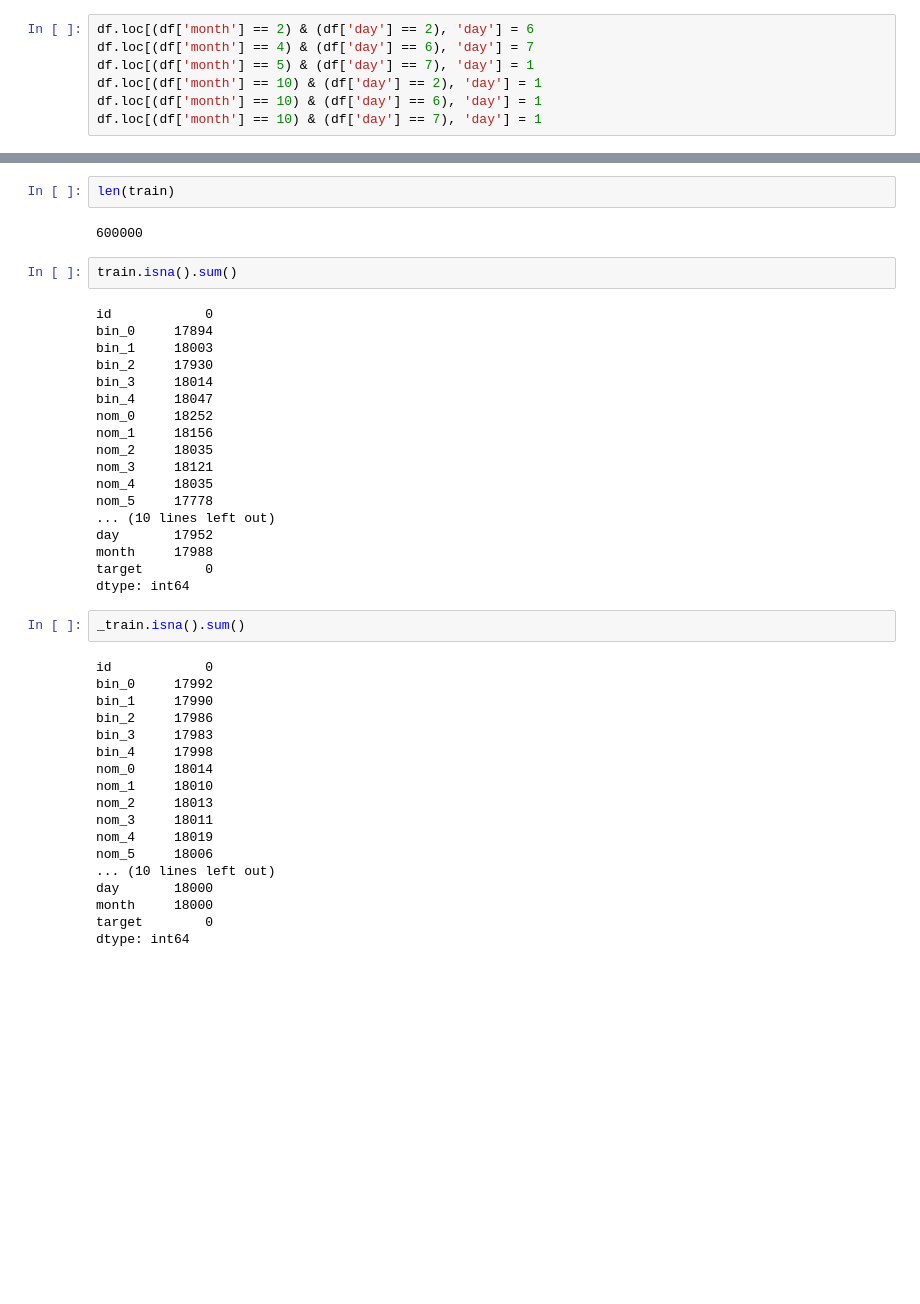
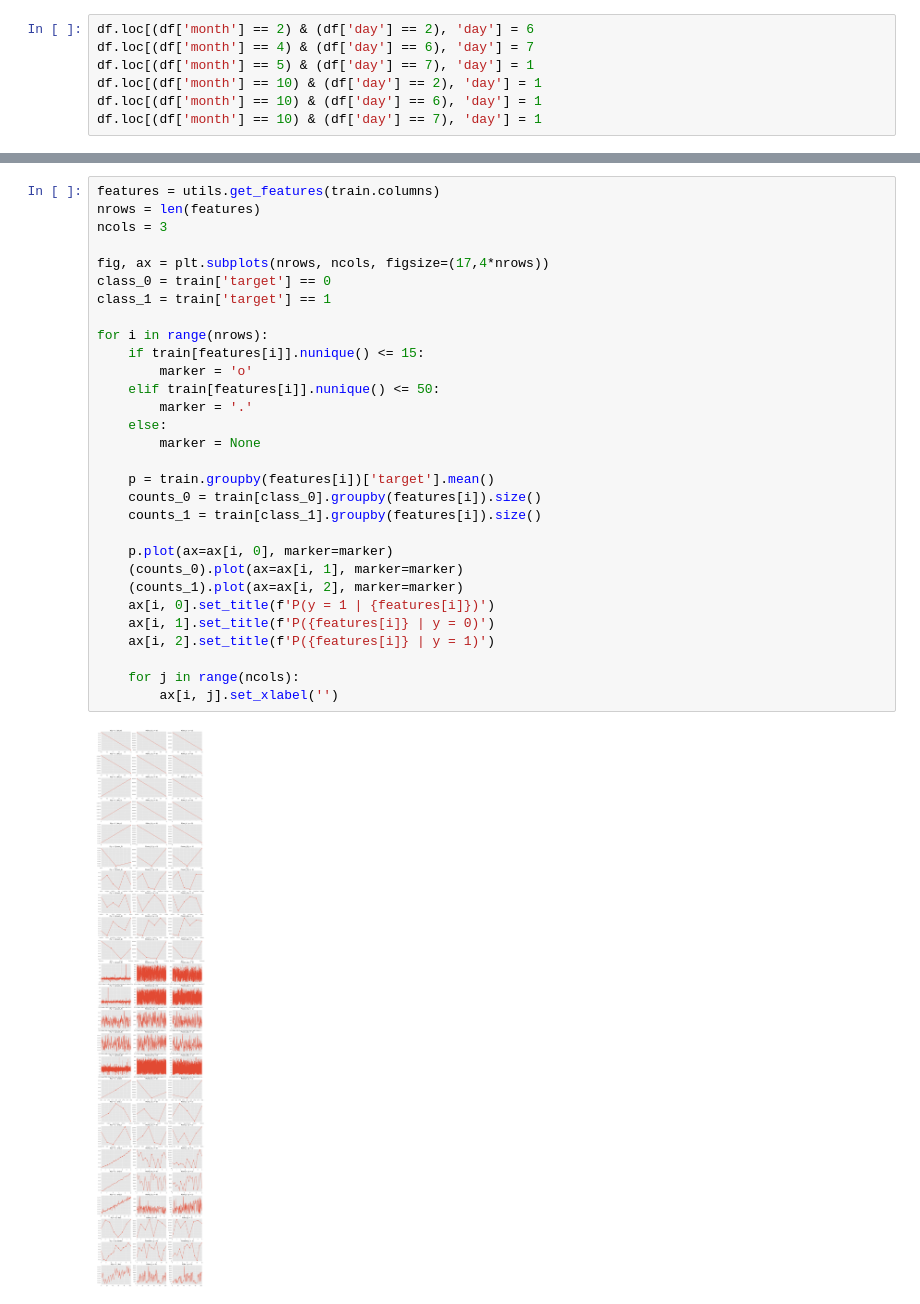
Before and after one commit to viktorsapozhok/cafeen, a Jupyter notebook: notebooks/1_simple_eda.ipynb, the cells around one changed output, grey strips where cells are left out. Saved outputs shown, nothing was run; the diff lists cells and outputs as text; blank space fills up the shorter version.

```diff
--- a/notebooks/1_simple_eda.ipynb
+++ b/notebooks/1_simple_eda.ipynb
@@ -227,44 +164,32 @@ conflicts after: 239.0
-# %%
-len(train)
-# %% [output]
-600000
-# %%
-train.isna().sum()
-# %% [output]
-id            0
-bin_0     17894
-bin_1     18003
-bin_2     17930
-bin_3     18014
-bin_4     18047
-nom_0     18252
-nom_1     18156
-nom_2     18035
-nom_3     18121
-nom_4     18035
-nom_5     17778
-... (10 lines left out)
-day       17952
-month     17988
-target        0
-dtype: int64
-# %%
-_train.isna().sum()
-# %% [output]
-id            0
-bin_0     17992
-bin_1     17990
-bin_2     17986
-bin_3     17983
-bin_4     17998
-nom_0     18014
-nom_1     18010
-nom_2     18013
-nom_3     18011
-nom_4     18019
-nom_5     18006
-... (10 lines left out)
-day       18000
-month     18000
-target        0
-dtype: int64
+# %%
+features = utils.get_features(train.columns)
+nrows = len(features)
+ncols = 3
+
+fig, ax = plt.subplots(nrows, ncols, figsize=(17,4*nrows))
+class_0 = train['target'] == 0
+class_1 = train['target'] == 1
+
+for i in range(nrows):
+    if train[features[i]].nunique() <= 15:
+        marker = 'o'
+    elif train[features[i]].nunique() <= 50:
+        marker = '.'
+    else:
+        marker = None
+
+    p = train.groupby(features[i])['target'].mean()
+    counts_0 = train[class_0].groupby(features[i]).size()
+    counts_1 = train[class_1].groupby(features[i]).size()
+
+    p.plot(ax=ax[i, 0], marker=marker)
+    (counts_0).plot(ax=ax[i, 1], marker=marker)
+    (counts_1).plot(ax=ax[i, 2], marker=marker)
+    ax[i, 0].set_title(f'P(y = 1 | {features[i]})')
+    ax[i, 1].set_title(f'P({features[i]} | y = 0)')
+    ax[i, 2].set_title(f'P({features[i]} | y = 1)')
+
+    for j in range(ncols):
+        ax[i, j].set_xlabel('')
+# %% [output]
+[figure, added]
```
Also changed, not shown: parts of 11 cells of this notebook, 1 other file.
